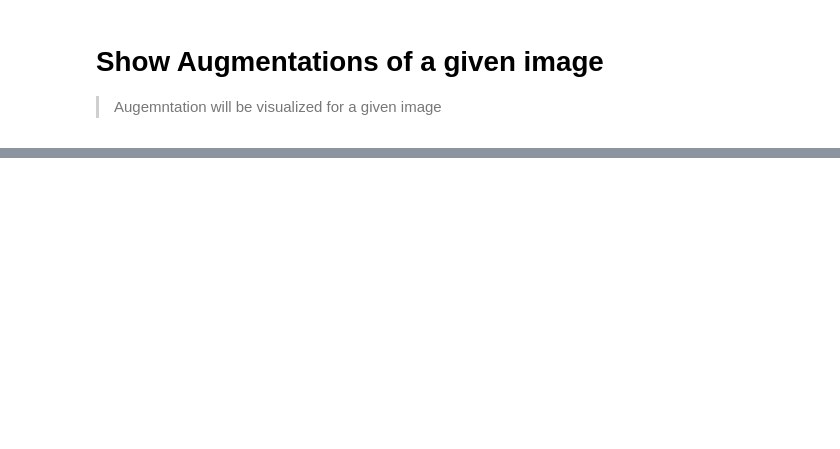
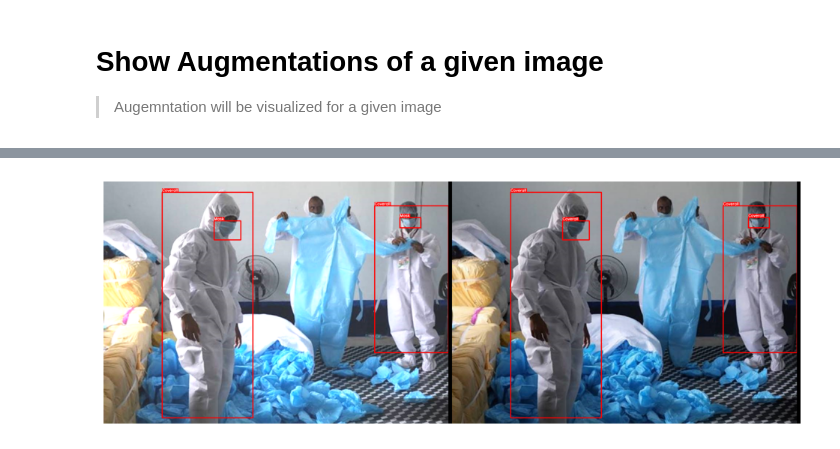
Before and after one commit to HasanGoni/vision_models, a Jupyter notebook: nbs/03_rt_detr.aug_viz.ipynb, the cells around one changed output, grey strips where cells are left out. Saved outputs shown, nothing was run; the diff lists cells and outputs as text; code cells hidden in the pictures; blank space fills up the shorter version.

```diff
--- a/nbs/03_rt_detr.aug_viz.ipynb
+++ b/nbs/03_rt_detr.aug_viz.ipynb
@@ -126,0 +166,11 @@ TypeError: unhashable type: 'list'
+# %%
+#| eval:False
+new_img, new_b = apply_aug(
+    'random_brightness_contrast',
+    aug_dict,
+    np.array(img),
+    bbox,
+    show=True
+)
+# %% [output]
+[figure, added]
```
Also changed, not shown: parts of 17 cells of this notebook, 4 other files.
